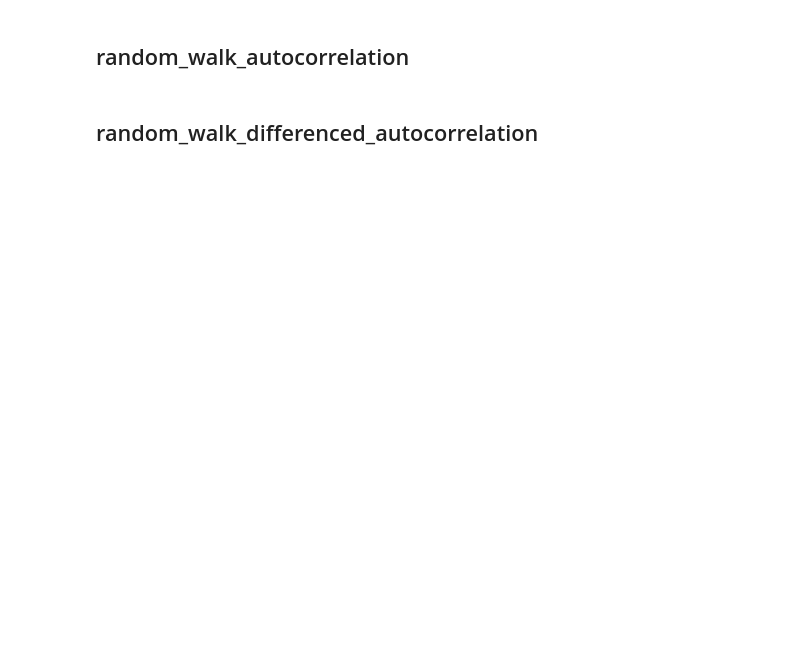
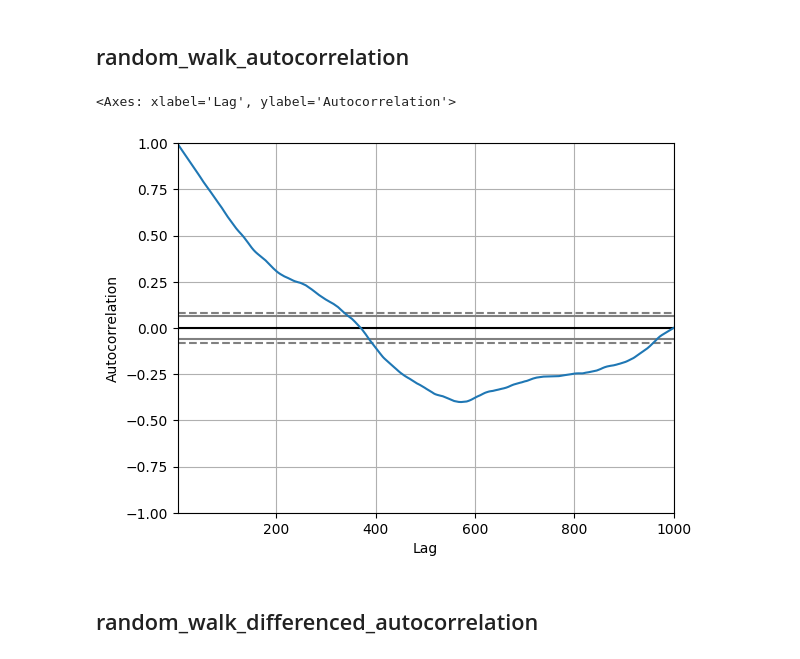
Before and after one commit to Friend09/practise-jb-timeseries, a Jupyter notebook: notebooks/practise_chapter_11.ipynb, the cells around one changed output. Cells and saved outputs as stored; diff of their text form; code cells hidden in the pictures; blank space fills up the shorter version.

```diff
--- a/notebooks/practise_chapter_11.ipynb
+++ b/notebooks/practise_chapter_11.ipynb
@@ -15,2 +142,20 @@
+# %%
+random.seed(1)
+
+random_walk = []
+# assign an initial value to random walk
+random_walk.append(-1 if random.random() < 0.5 else 1)
+
+#
+for i in range(1, 1000):
+    movement = -1 if random.random() < 0.5 else 1
+    value = random_walk[i - 1] + movement
+    random_walk.append(value)
+
+# print(random_walk)
+pd.plotting.autocorrelation_plot(random_walk)
+# %% [output]
+<Axes: xlabel='Lag', ylabel='Autocorrelation'>
+[figure, added]
 # %% [markdown]
 ## random_walk_differenced_autocorrelation
```
Also changed, not shown: parts of 9 cells of this notebook.
